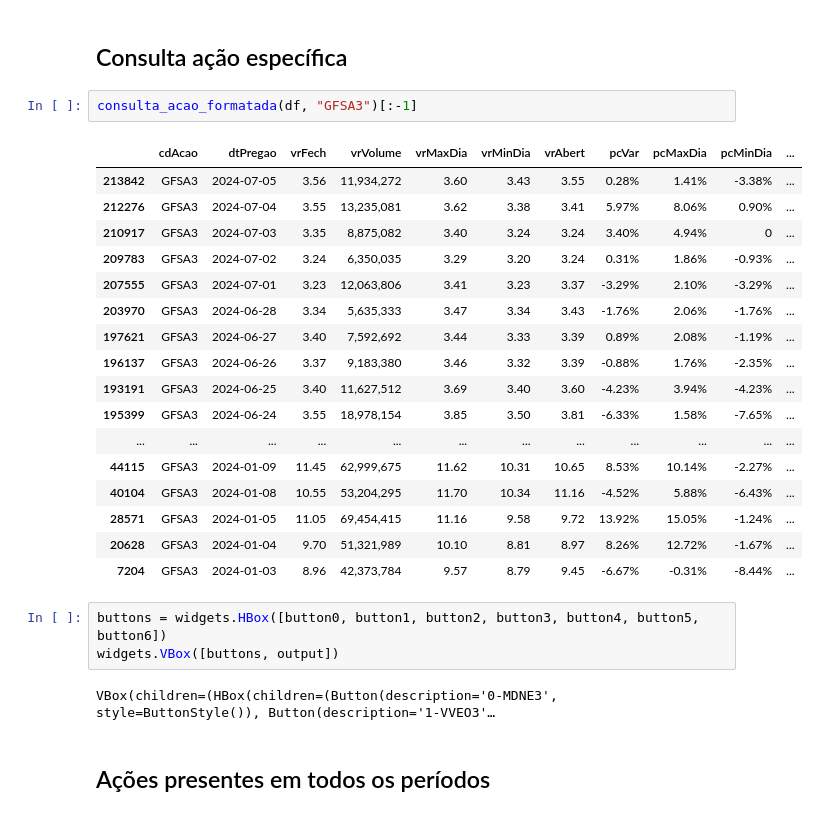
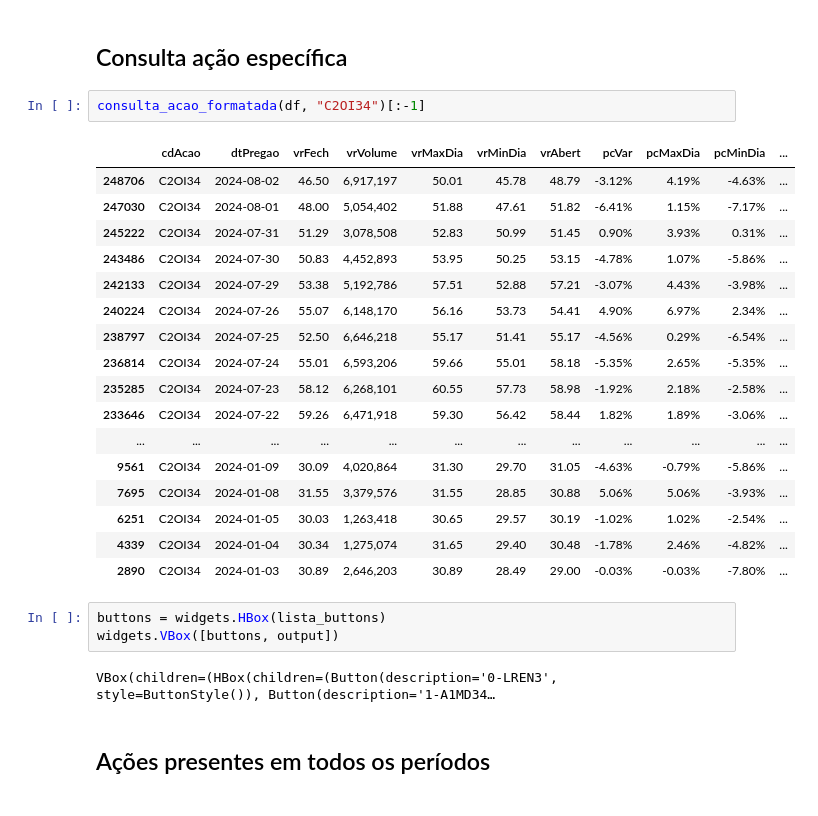
Before and after one commit to alexandre-esmeraldo/StockManager, a Jupyter notebook: StockManager_Processamento.ipynb, the cells around one changed output. Saved outputs shown, nothing was run; the diff lists cells and outputs as text.

```diff
--- a/StockManager_Processamento.ipynb
+++ b/StockManager_Processamento.ipynb
@@ -228,30 +211,30 @@ printmd(f'**<div class={font_color}>Status {a}</div>**')
 # %% [markdown]
 ## Consulta ação específica
 # %%
-consulta_acao_formatada(df, "GFSA3")[:-1]
+consulta_acao_formatada(df, "C2OI34")[:-1]
 # %% [output]
 |  | cdAcao | dtPregao | vrFech | vrVolume | vrMaxDia | vrMinDia | vrAbert | pcVar | pcMaxDia | pcMinDia | ... |
-| 213842 | GFSA3 | 2024-07-05 | 3.56 | 11,934,272 | 3.60 | 3.43 | 3.55 | 0.28% | 1.41% | -3.38% | ... |
-| 212276 | GFSA3 | 2024-07-04 | 3.55 | 13,235,081 | 3.62 | 3.38 | 3.41 | 5.97% | 8.06% | 0.90% | ... |
-| 210917 | GFSA3 | 2024-07-03 | 3.35 | 8,875,082 | 3.40 | 3.24 | 3.24 | 3.40% | 4.94% | 0 | ... |
-| 209783 | GFSA3 | 2024-07-02 | 3.24 | 6,350,035 | 3.29 | 3.20 | 3.24 | 0.31% | 1.86% | -0.93% | ... |
-| 207555 | GFSA3 | 2024-07-01 | 3.23 | 12,063,806 | 3.41 | 3.23 | 3.37 | -3.29% | 2.10% | -3.29% | ... |
-| 203970 | GFSA3 | 2024-06-28 | 3.34 | 5,635,333 | 3.47 | 3.34 | 3.43 | -1.76% | 2.06% | -1.76% | ... |
-| 197621 | GFSA3 | 2024-06-27 | 3.40 | 7,592,692 | 3.44 | 3.33 | 3.39 | 0.89% | 2.08% | -1.19% | ... |
-| 196137 | GFSA3 | 2024-06-26 | 3.37 | 9,183,380 | 3.46 | 3.32 | 3.39 | -0.88% | 1.76% | -2.35% | ... |
-| 193191 | GFSA3 | 2024-06-25 | 3.40 | 11,627,512 | 3.69 | 3.40 | 3.60 | -4.23% | 3.94% | -4.23% | ... |
-| 195399 | GFSA3 | 2024-06-24 | 3.55 | 18,978,154 | 3.85 | 3.50 | 3.81 | -6.33% | 1.58% | -7.65% | ... |
+| 248706 | C2OI34 | 2024-08-02 | 46.50 | 6,917,197 | 50.01 | 45.78 | 48.79 | -3.12% | 4.19% | -4.63% | ... |
+| 247030 | C2OI34 | 2024-08-01 | 48.00 | 5,054,402 | 51.88 | 47.61 | 51.82 | -6.41% | 1.15% | -7.17% | ... |
+| 245222 | C2OI34 | 2024-07-31 | 51.29 | 3,078,508 | 52.83 | 50.99 | 51.45 | 0.90% | 3.93% | 0.31% | ... |
+| 243486 | C2OI34 | 2024-07-30 | 50.83 | 4,452,893 | 53.95 | 50.25 | 53.15 | -4.78% | 1.07% | -5.86% | ... |
+| 242133 | C2OI34 | 2024-07-29 | 53.38 | 5,192,786 | 57.51 | 52.88 | 57.21 | -3.07% | 4.43% | -3.98% | ... |
+| 240224 | C2OI34 | 2024-07-26 | 55.07 | 6,148,170 | 56.16 | 53.73 | 54.41 | 4.90% | 6.97% | 2.34% | ... |
+| 238797 | C2OI34 | 2024-07-25 | 52.50 | 6,646,218 | 55.17 | 51.41 | 55.17 | -4.56% | 0.29% | -6.54% | ... |
+| 236814 | C2OI34 | 2024-07-24 | 55.01 | 6,593,206 | 59.66 | 55.01 | 58.18 | -5.35% | 2.65% | -5.35% | ... |
+| 235285 | C2OI34 | 2024-07-23 | 58.12 | 6,268,101 | 60.55 | 57.73 | 58.98 | -1.92% | 2.18% | -2.58% | ... |
+| 233646 | C2OI34 | 2024-07-22 | 59.26 | 6,471,918 | 59.30 | 56.42 | 58.44 | 1.82% | 1.89% | -3.06% | ... |
 | ... | ... | ... | ... | ... | ... | ... | ... | ... | ... | ... | ... |
-| 44115 | GFSA3 | 2024-01-09 | 11.45 | 62,999,675 | 11.62 | 10.31 | 10.65 | 8.53% | 10.14% | -2.27% | ... |
-| 40104 | GFSA3 | 2024-01-08 | 10.55 | 53,204,295 | 11.70 | 10.34 | 11.16 | -4.52% | 5.88% | -6.43% | ... |
-| 28571 | GFSA3 | 2024-01-05 | 11.05 | 69,454,415 | 11.16 | 9.58 | 9.72 | 13.92% | 15.05% | -1.24% | ... |
-| 20628 | GFSA3 | 2024-01-04 | 9.70 | 51,321,989 | 10.10 | 8.81 | 8.97 | 8.26% | 12.72% | -1.67% | ... |
-| 7204 | GFSA3 | 2024-01-03 | 8.96 | 42,373,784 | 9.57 | 8.79 | 9.45 | -6.67% | -0.31% | -8.44% | ... |
+| 9561 | C2OI34 | 2024-01-09 | 30.09 | 4,020,864 | 31.30 | 29.70 | 31.05 | -4.63% | -0.79% | -5.86% | ... |
+| 7695 | C2OI34 | 2024-01-08 | 31.55 | 3,379,576 | 31.55 | 28.85 | 30.88 | 5.06% | 5.06% | -3.93% | ... |
+| 6251 | C2OI34 | 2024-01-05 | 30.03 | 1,263,418 | 30.65 | 29.57 | 30.19 | -1.02% | 1.02% | -2.54% | ... |
+| 4339 | C2OI34 | 2024-01-04 | 30.34 | 1,275,074 | 31.65 | 29.40 | 30.48 | -1.78% | 2.46% | -4.82% | ... |
+| 2890 | C2OI34 | 2024-01-03 | 30.89 | 2,646,203 | 30.89 | 28.49 | 29.00 | -0.03% | -0.03% | -7.80% | ... |
 # %%
-buttons = widgets.HBox([button0, button1, button2, button3, button4, button5, button6])
+buttons = widgets.HBox(lista_buttons)
 widgets.VBox([buttons, output])
 # %% [output]
-VBox(children=(HBox(children=(Button(description='0-MDNE3', style=ButtonStyle()), Button(description='1-VVEO3'…
+VBox(children=(HBox(children=(Button(description='0-LREN3', style=ButtonStyle()), Button(description='1-A1MD34…
 # %% [markdown]
 ## Ações presentes em todos os períodos
 # %%
```
Also changed, not shown: parts of 21 cells of this notebook.
